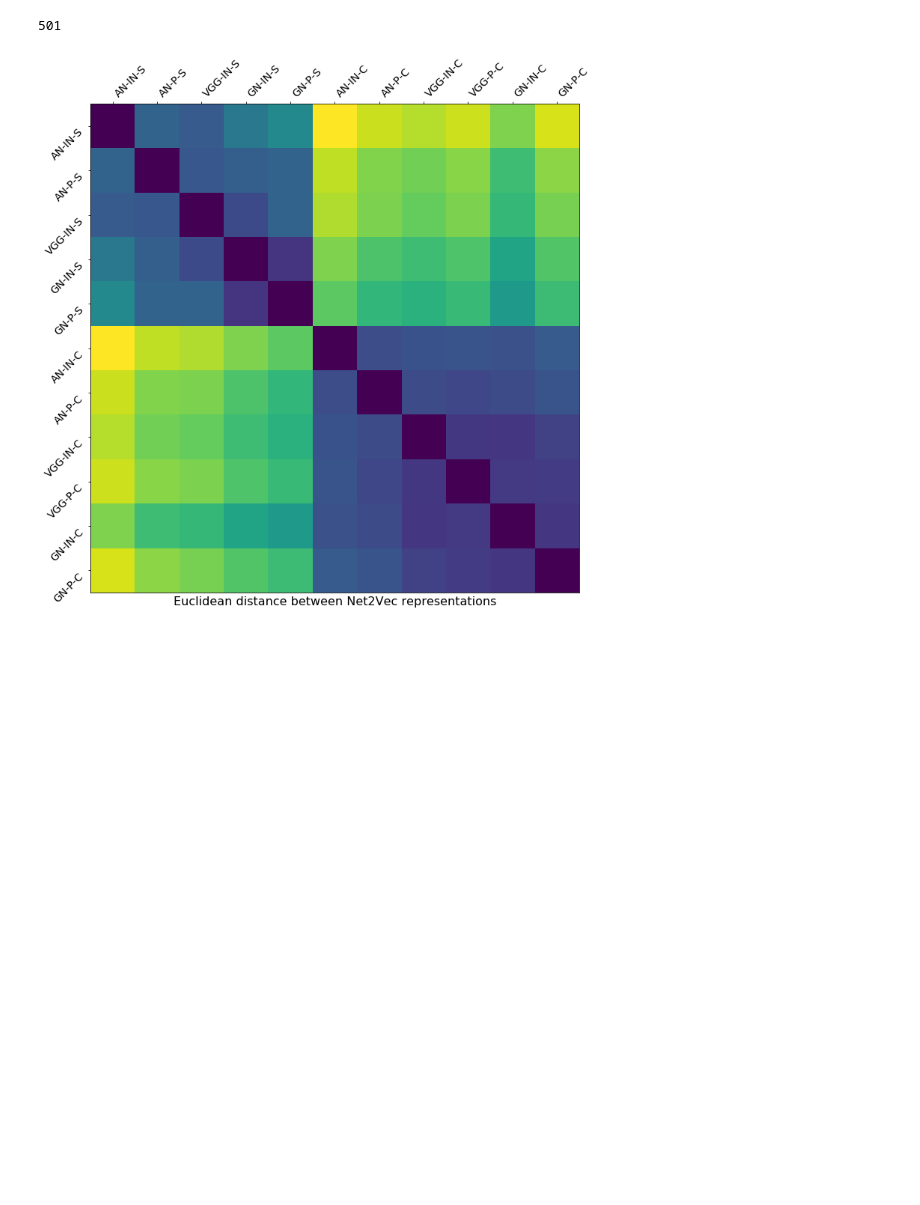
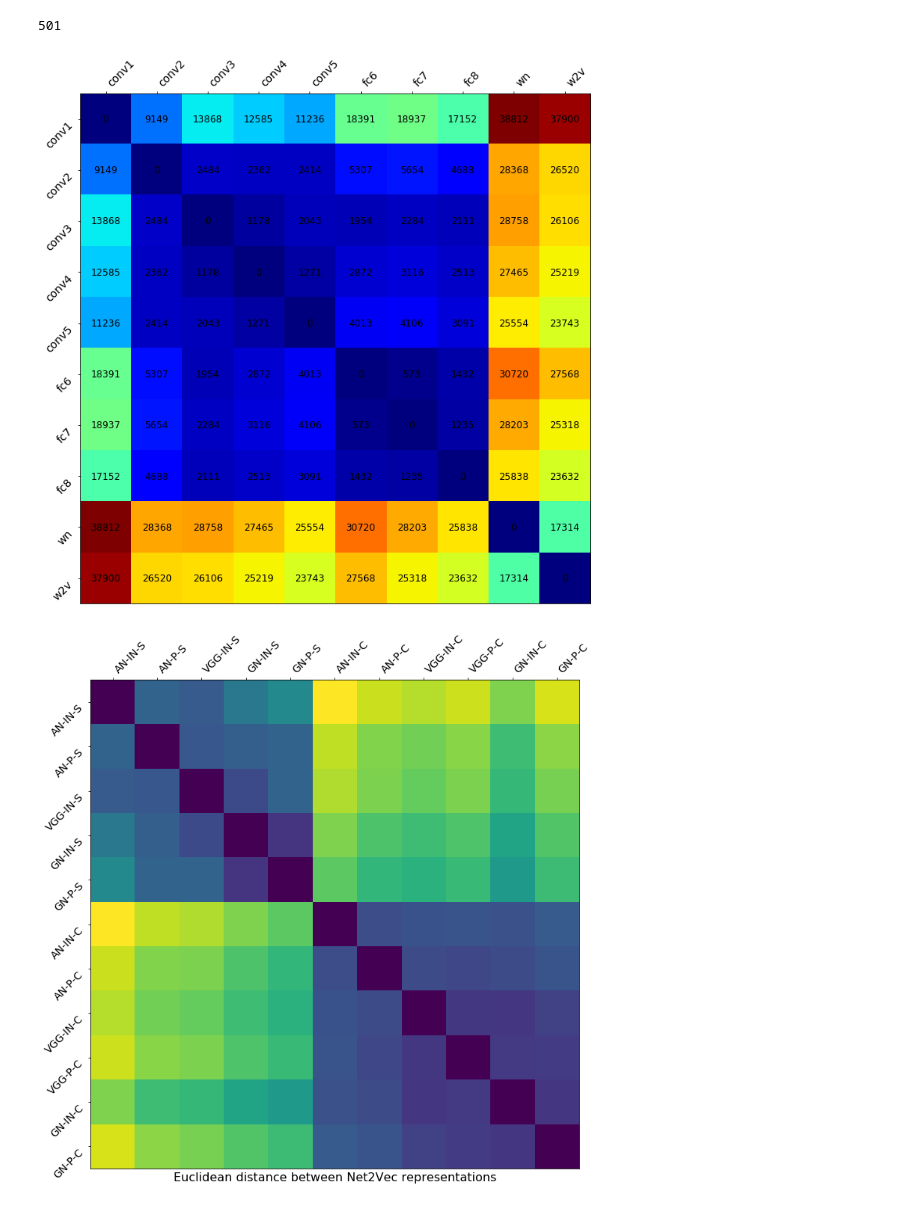
Before and after one commit to bonyuta0204/net2vec, a Jupyter notebook: src/rebuttal.ipynb, the cells around one changed output. Drawn from its saved outputs; the diff is of its cells as text; code cells hidden in the pictures; blank space fills up the shorter version.

```diff
--- a/src/rebuttal.ipynb
+++ b/src/rebuttal.ipynb
@@ -1083,3 +1081,14 @@ def get_wv_idx(wv_i):
     else:
         assert(False)
     return wv_idx
+# %%
+alexnet_wvs = []
+blobs = alexnet_class_fc_results['blobs']
+
+for i in range(len(blobs)):
+    alexnet_wvs.append(load_wv(alexnet_class_fc_results, blob=blobs[i]))
+
+alexnet_wvs.append(wn_wv)
+alexnet_wvs.append(w2v)
+
+alexnet_names = ['conv1', 'conv2', 'conv3', 'conv4', 'conv5', 'fc6', 'fc7', 'fc8', 'wn', 'w2v']
@@ -1086,3 +1120,31 @@ def get_wv_idx(wv_i):
+# %%
+f, ax = plt.subplots(1,1, figsize=(12,12))
+
+x, y = np.meshgrid(range(len(alexnet_wvs)), range(len(alexnet_wvs)))
+
+for i, (x_val, y_val) in enumerate(zip(x.flatten(), y.flatten())):
+    c = '%d' % dists_btwn_wvs[i / len(alexnet_wvs)][i % len(alexnet_wvs)]
+    ax.text(x_val, y_val, c, va='center', ha='center', fontsize=12)
+
+cax = ax.matshow(dists_btwn_wvs, cmap='jet')
+#f.colorbar(cax)
+#ax.set_xlabel('Euclidean distance between Net2Vec representations')
+plt.xticks(range(len(alexnet_wvs)), alexnet_names, rotation=45, horizontalalignment='left')
+plt.yticks(range(len(alexnet_wvs)), alexnet_names, rotation=45, verticalalignment='top')
+plt.tick_params(
+    axis='x',
+    which='both',
+    bottom='off')
+#    top='off')
+#plt.tick_params(
+#    axis='y',
+#    which='both',
+#    left='off',
+#    right='off')
+plt.show()
+plt.show()
+# %% [output]
+[figure, added]
 # %%
 dists_btwn_wvs = np.zeros((len(all_wvs), len(all_wvs)))
 example_dists_btwn_wvs = np.zeros((len(all_wvs), len(all_wvs), L))
```
Also changed, not shown: parts of 11 cells of this notebook, 1 other file.
